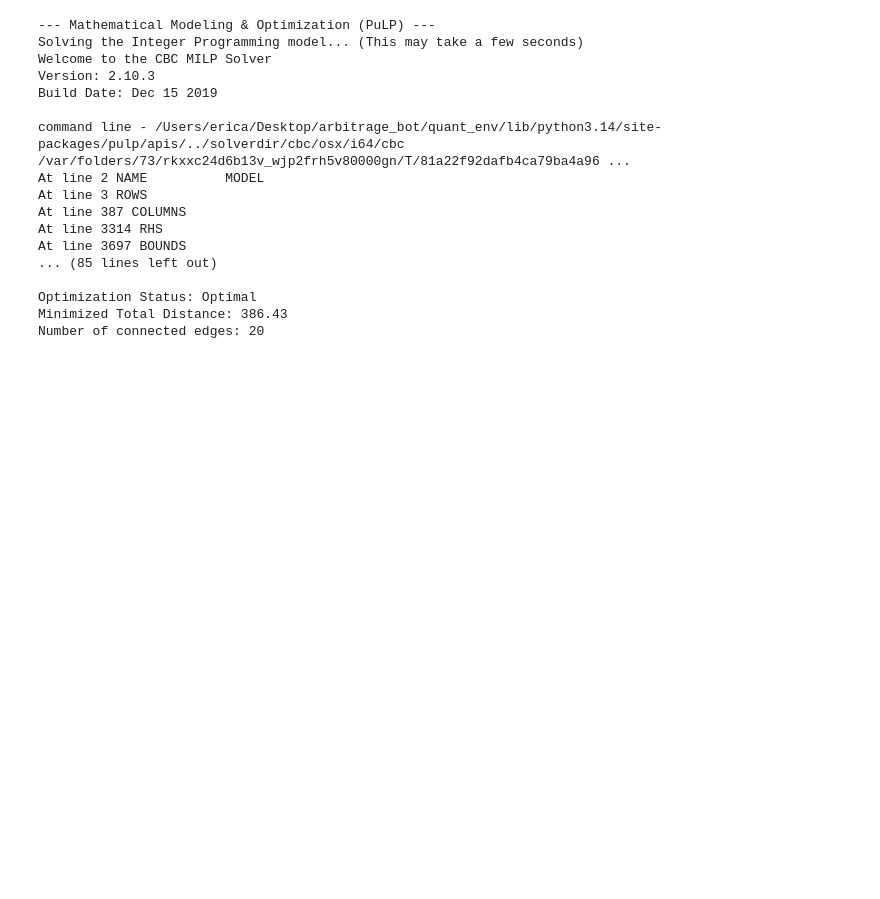
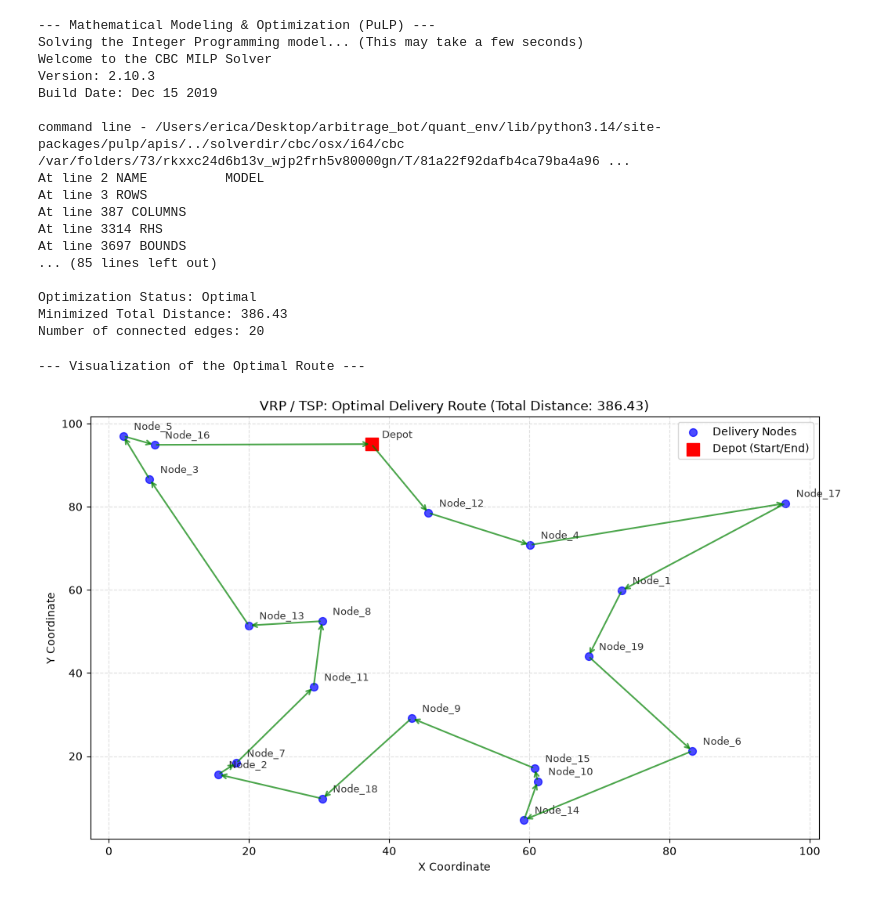
Before and after one commit to 7imerica/math-and-quant-portfolio, a Jupyter notebook: notebooks/02_vrp_data_generation.ipynb, the cells around one changed output. Drawn from its saved outputs; the diff is of its cells as text; code cells hidden in the pictures; blank space fills up the shorter version.

Commit message:
Update: Add Phase 4 route visualization mapping

```diff
--- a/notebooks/02_vrp_data_generation.ipynb
+++ b/notebooks/02_vrp_data_generation.ipynb
@@ -143,3 +143,42 @@ At line 3697 BOUNDS
 Optimization Status: Optimal
 Minimized Total Distance: 386.43
 Number of connected edges: 20
+# %%
+def visualize_optimal_route(nodes_df, optimal_edges, total_distance):
+    print("--- Visualization of the Optimal Route ---")
+    plt.figure(figsize=(12, 7))
+
+    # 1. Draw the nodes again
+    plt.scatter(nodes_df['X'].iloc[1:], nodes_df['Y'].iloc[1:], c='blue', label='Delivery Nodes', s=50, alpha=0.7)
+    plt.scatter(nodes_df['X'].iloc[0], nodes_df['Y'].iloc[0], c='red', marker='s', label='Depot (Start/End)', s=120)
+
+    # Add annotations (labels) to each node
+    for i, idx in enumerate(nodes_df.index):
+        plt.annotate(idx, (nodes_df['X'].iloc[i] + 1.5, nodes_df['Y'].iloc[i] + 1.5), fontsize=9, alpha=0.8)
+
+    # 2. Draw directed arrows for the optimal route
+    for edge in optimal_edges:
+        start_node, end_node = edge
+        start_x, start_y = nodes_df.loc[start_node, ['X', 'Y']]
+        end_x, end_y = nodes_df.loc[end_node, ['X', 'Y']]
+
+        # Add arrow from start_node to end_node
+        plt.annotate('',
+                     xy=(end_x, end_y),
+                     xytext=(start_x, start_y),
+                     arrowprops=dict(arrowstyle="->", color="green", lw=1.5, alpha=0.7))
+
+    plt.title(f'VRP / TSP: Optimal Delivery Route (Total Distance: {total_distance:.2f})')
+    plt.xlabel('X Coordinate')
+    plt.ylabel('Y Coordinate')
+    plt.legend()
+    plt.grid(True, linestyle='--', alpha=0.4)
+    plt.show()
+
+# Execute visualization using the optimal_edges found in Phase 3
+# Retrieving the total distance value from the PuLP problem object
+optimal_distance_value = pulp.value(prob.objective) if 'prob' in locals() else 386.43
+visualize_optimal_route(nodes_df, optimal_edges, optimal_distance_value)
+# %% [output]
+--- Visualization of the Optimal Route ---
+[figure, added]
```
